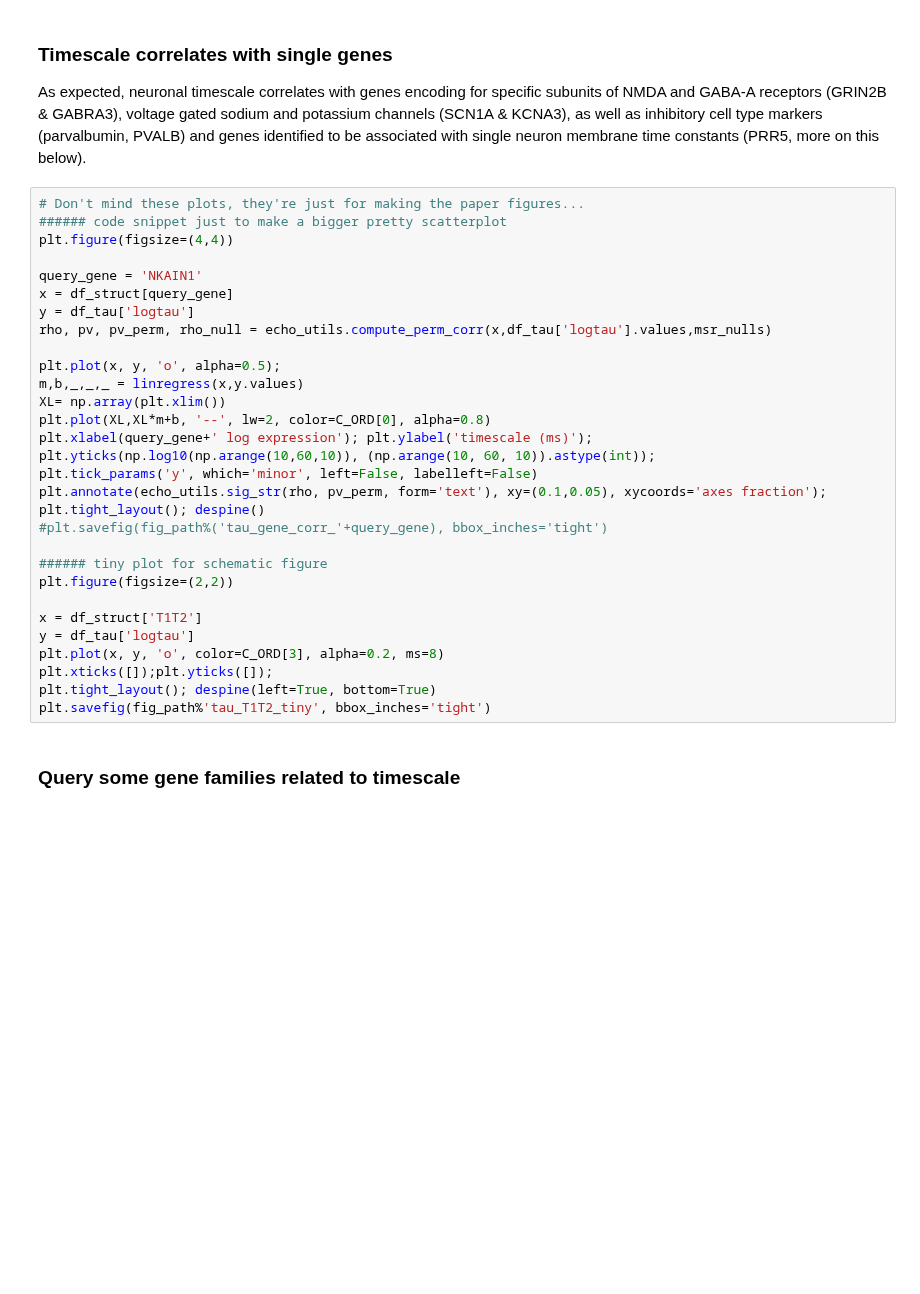
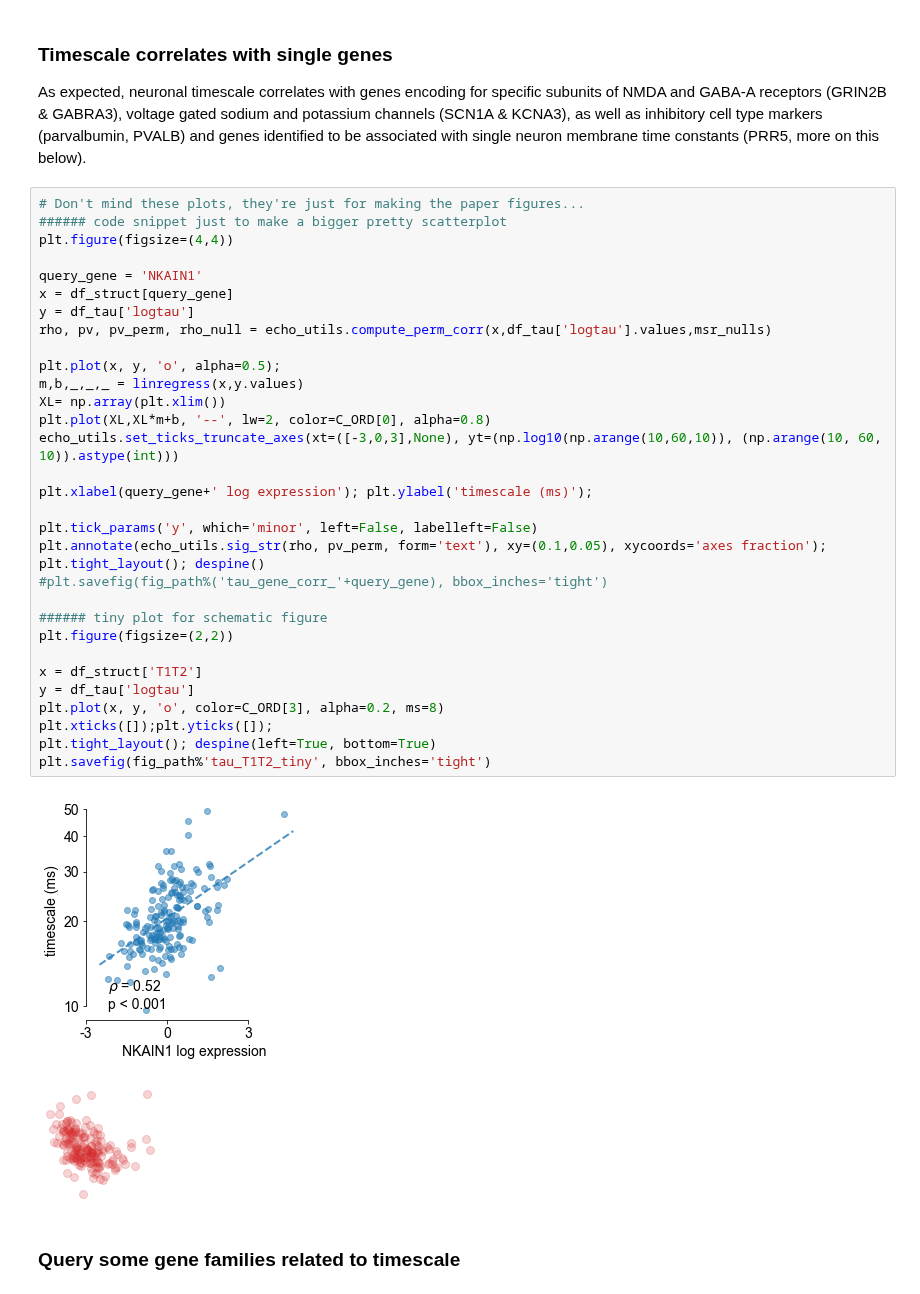
Before and after one commit to rdgao/field-echos, a Jupyter notebook: notebooks/3_viz_human_structural.ipynb, the cells around one changed output. Saved outputs shown, nothing was run; the diff lists cells and outputs as text; blank space fills up the shorter version.

```diff
--- a/notebooks/3_viz_human_structural.ipynb
+++ b/notebooks/3_viz_human_structural.ipynb
@@ -482,33 +495,38 @@ As expected, neuronal timescale correlates with genes encoding for specific subu
 # %%
 # Don't mind these plots, they're just for making the paper figures...
 ###### code snippet just to make a bigger pretty scatterplot
 plt.figure(figsize=(4,4))
 
 query_gene = 'NKAIN1'
 x = df_struct[query_gene]
 y = df_tau['logtau']
 rho, pv, pv_perm, rho_null = echo_utils.compute_perm_corr(x,df_tau['logtau'].values,msr_nulls)
 
 plt.plot(x, y, 'o', alpha=0.5);
 m,b,_,_,_ = linregress(x,y.values)
 XL= np.array(plt.xlim())
 plt.plot(XL,XL*m+b, '--', lw=2, color=C_ORD[0], alpha=0.8)
+echo_utils.set_ticks_truncate_axes(xt=([-3,0,3],None), yt=(np.log10(np.arange(10,60,10)), (np.arange(10, 60, 10)).astype(int)))
+
 plt.xlabel(query_gene+' log expression'); plt.ylabel('timescale (ms)');
-plt.yticks(np.log10(np.arange(10,60,10)), (np.arange(10, 60, 10)).astype(int));
+
 plt.tick_params('y', which='minor', left=False, labelleft=False)
 plt.annotate(echo_utils.sig_str(rho, pv_perm, form='text'), xy=(0.1,0.05), xycoords='axes fraction');
 plt.tight_layout(); despine()
 #plt.savefig(fig_path%('tau_gene_corr_'+query_gene), bbox_inches='tight')
 
 ###### tiny plot for schematic figure
 plt.figure(figsize=(2,2))
 
 x = df_struct['T1T2']
 y = df_tau['logtau']
 plt.plot(x, y, 'o', color=C_ORD[3], alpha=0.2, ms=8)
 plt.xticks([]);plt.yticks([]);
 plt.tight_layout(); despine(left=True, bottom=True)
 plt.savefig(fig_path%'tau_T1T2_tiny', bbox_inches='tight')
+# %% [output]
+[figure, added]
+[figure, added]
 # %% [markdown]
 ### Query some gene families related to timescale
 # %%
```
Also changed, not shown: parts of 7 cells of this notebook, 30 other files.
